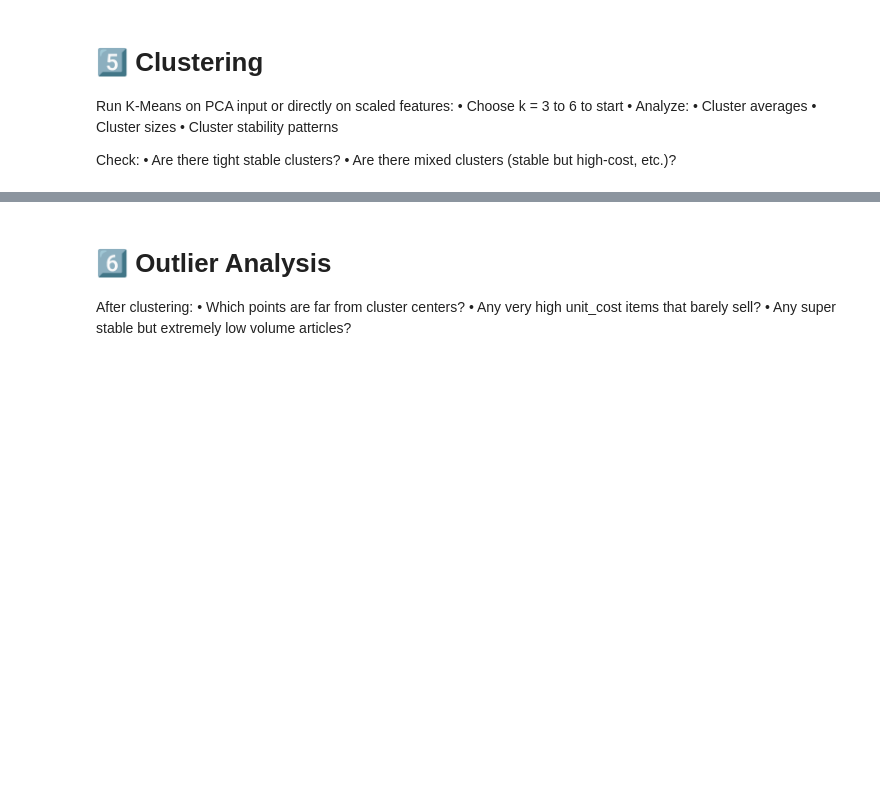
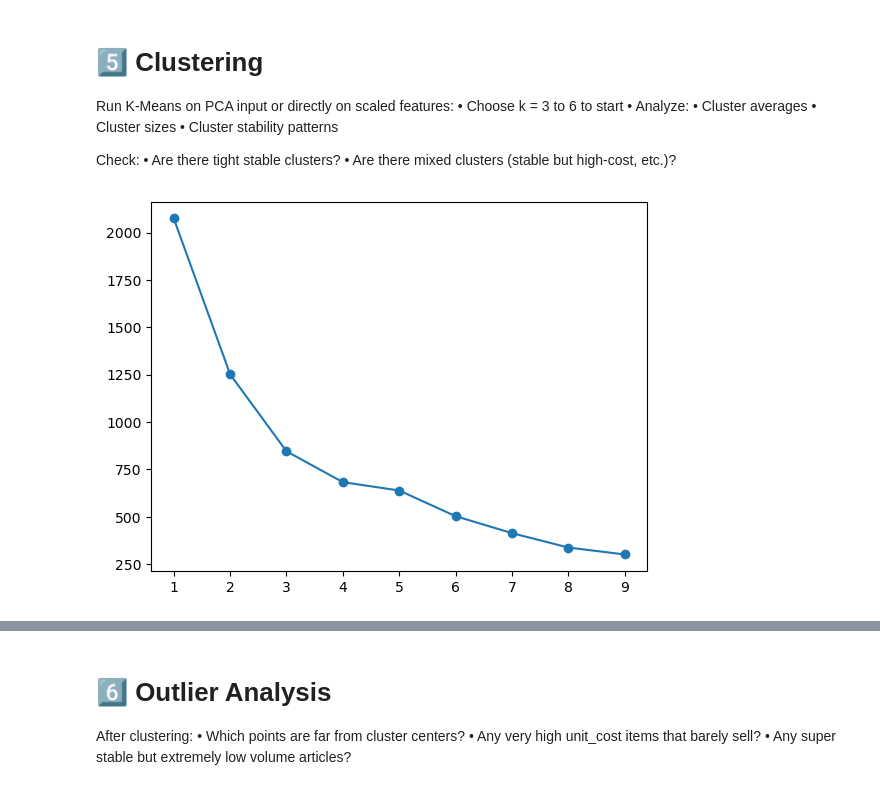
Before and after one commit to werderame/Real-Life-Manufacturing-Inventory-Analysis, a Jupyter notebook: clustering_so_articles/clustering_sales_articles_v02.ipynb, the cells around one changed output, grey strips where cells are left out. Cells and saved outputs as stored; diff of their text form; code cells hidden in the pictures; blank space fills up the shorter version.

```diff
--- a/clustering_so_articles/clustering_sales_articles_v02.ipynb
+++ b/clustering_so_articles/clustering_sales_articles_v02.ipynb
@@ -370,3 +425,17 @@ Run K-Means on PCA input or directly on scaled features:
 Check:
 	•	Are there tight stable clusters?
 	•	Are there mixed clusters (stable but high-cost, etc.)?
+# %%
+inertia = []
+k_range = range(1, 10)
+
+for k in k_range:
+    model = KMeans(n_clusters=k, random_state=42)
+    model.fit(X_pca)
+    inertia.append(model.inertia_)
+
+plt.plot(k_range, inertia, marker='o')
+
+plt.show()
+# %% [output]
+[figure, added]
```
Also changed, not shown: parts of 13 cells of this notebook.
